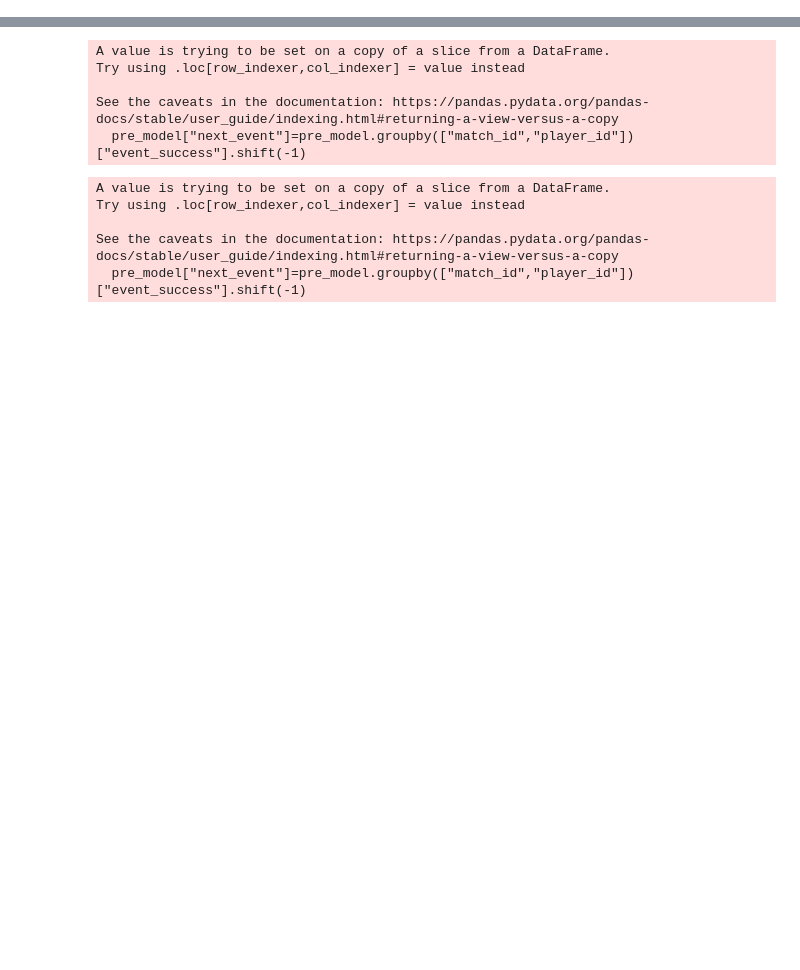
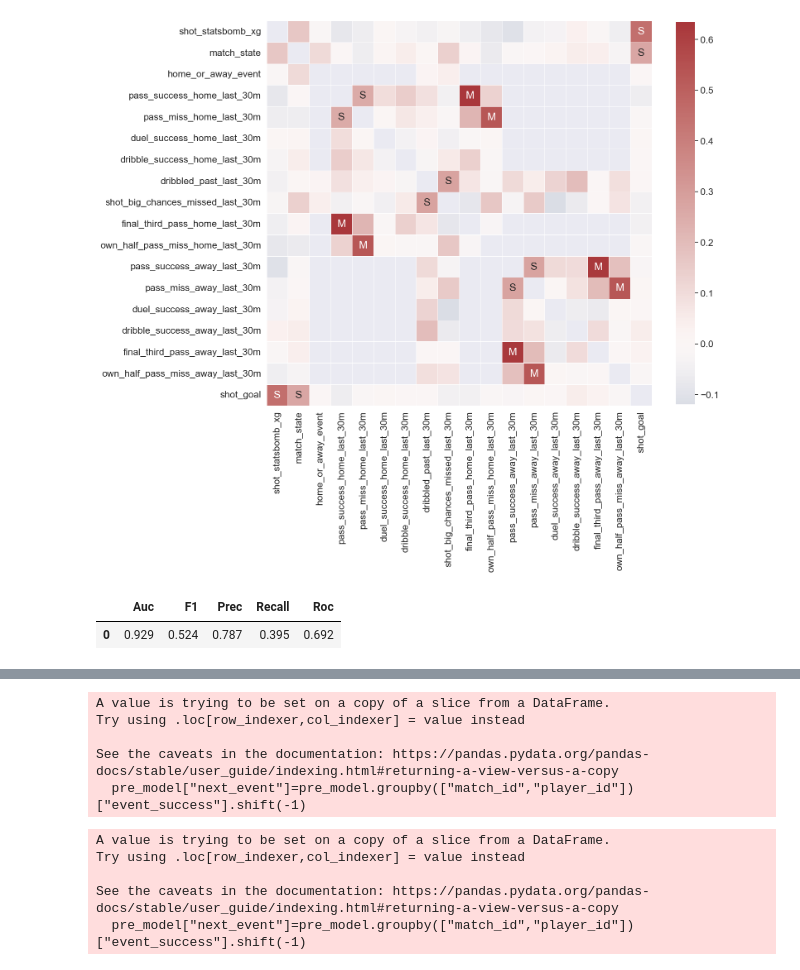
Before and after one commit to Kavdee/Diploma, a Jupyter notebook: dipterv_EDA.ipynb, the cells around one changed output, grey strips where cells are left out. Drawn from its saved outputs; the diff is of its cells as text; code cells hidden in the pictures; blank space fills up the shorter version.

```diff
--- a/dipterv_EDA.ipynb
+++ b/dipterv_EDA.ipynb
@@ -73,0 +241,13 @@ variables=['pass_success',"pass_miss","duel_success",'duel_fail','dribble_succes
+# %%
+variables=['pass_success_home',"pass_miss_home","duel_success_home",'dribble_success_home',"dribbled_past","shot_big_chances_missed","shot_goal","final_third_pass_home","own_half_pass_miss_home",'pass_success_away',"pass_miss_away","duel_success_away",'dribble_success_away',"final_third_pass_away","own_half_pass_miss_away"]
+# %%
+df_xg=df.copy()
+scoring_model_cols=["shot_statsbomb_xg","match_state","home_or_away_event","shot_goal"]
+minutes=30
+for column in variables:
+    df_xg=last_X_summary(df_30,column,minutes)
+    scoring_model_cols.append(column+'_last_'+str(minutes)+'m')
+# %%
+scoring_model_cols.append("shot_goal")
+# %%
+model_xg_30=df_30[df_30["type"]=="Shot"][scoring_model_cols].drop("shot_goal_last_30m",axis=1)
@@ -73,0 +263,19 @@ variables=['pass_success',"pass_miss","duel_success",'duel_fail','dribble_succes
+# %%
+#Feature correlation
+
+# Computes feature correlation
+df_corr = model_xg_30.corr(method="pearson")
+
+# Create labels for the correlation matrix
+labels = np.where(np.abs(df_corr)>0.75, "H",
+                  np.where(np.abs(df_corr)>0.5, "M",
+                           np.where(np.abs(df_corr)>0.25, "S", "")))
+
+# Plot correlation matrix
+plt.figure(figsize=(15, 15))
+sns.set(font_scale=1.5)
+sns.heatmap(df_corr, mask=np.eye(len(df_corr)), square=True,
+            center=0, annot=labels, fmt='', linewidths=.5,
+            cmap="vlag", cbar_kws={"shrink": 0.8},);
+# %% [output]
+[figure, added]
@@ -73,0 +286,6 @@ variables=['pass_success',"pass_miss","duel_success",'duel_fail','dribble_succes
+# %%
+model=RandomForestClassifier()
+evaluate_model(model_xg_30,model)##all
+# %% [output]
+|  | Auc | F1 | Prec | Recall | Roc |
+| 0 | 0.929 | 0.524 | 0.787 | 0.395 | 0.692 |
```
Also changed, not shown: parts of 79 cells of this notebook.
